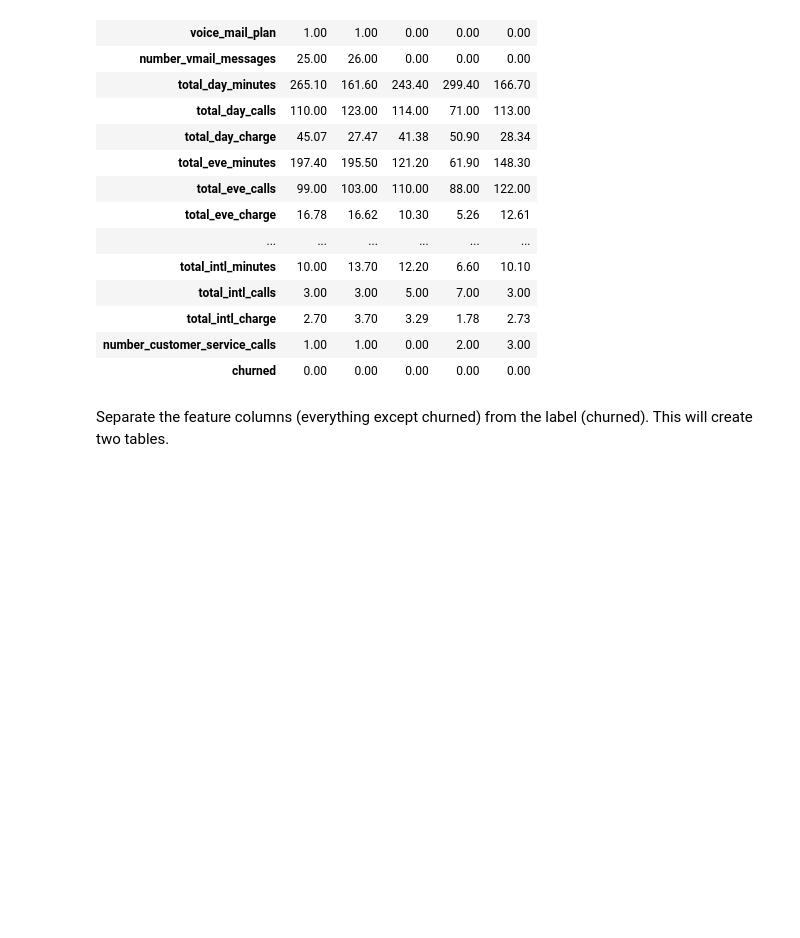
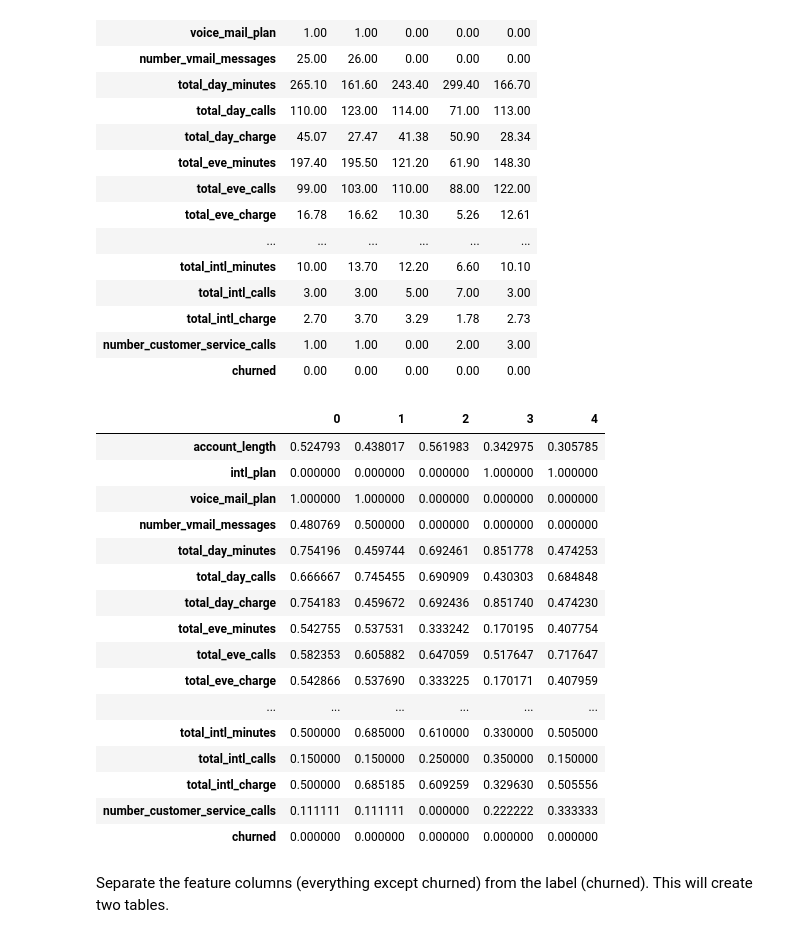
Before and after one commit to GirishaDevara/crrcoe, a Jupyter notebook: 2020-02-19/2020-02-19.ipynb, the cells around one changed output. Drawn from its saved outputs; the diff is of its cells as text; code cells hidden in the pictures; blank space fills up the shorter version.

```diff
--- a/2020-02-19/2020-02-19.ipynb
+++ b/2020-02-19/2020-02-19.ipynb
@@ -75,6 +75,26 @@ msc = MinMaxScaler()
 
 data = pd.DataFrame(msc.fit_transform(data),  # this is an np.array, not a dataframe.
                     columns=data.columns)
+# %%
+data.head().T
+# %% [output]
+|  | 0 | 1 | 2 | 3 | 4 |
+| account_length | 0.524793 | 0.438017 | 0.561983 | 0.342975 | 0.305785 |
+| intl_plan | 0.000000 | 0.000000 | 0.000000 | 1.000000 | 1.000000 |
+| voice_mail_plan | 1.000000 | 1.000000 | 0.000000 | 0.000000 | 0.000000 |
+| number_vmail_messages | 0.480769 | 0.500000 | 0.000000 | 0.000000 | 0.000000 |
+| total_day_minutes | 0.754196 | 0.459744 | 0.692461 | 0.851778 | 0.474253 |
+| total_day_calls | 0.666667 | 0.745455 | 0.690909 | 0.430303 | 0.684848 |
+| total_day_charge | 0.754183 | 0.459672 | 0.692436 | 0.851740 | 0.474230 |
+| total_eve_minutes | 0.542755 | 0.537531 | 0.333242 | 0.170195 | 0.407754 |
+| total_eve_calls | 0.582353 | 0.605882 | 0.647059 | 0.517647 | 0.717647 |
+| total_eve_charge | 0.542866 | 0.537690 | 0.333225 | 0.170171 | 0.407959 |
+| ... | ... | ... | ... | ... | ... |
+| total_intl_minutes | 0.500000 | 0.685000 | 0.610000 | 0.330000 | 0.505000 |
+| total_intl_calls | 0.150000 | 0.150000 | 0.250000 | 0.350000 | 0.150000 |
+| total_intl_charge | 0.500000 | 0.685185 | 0.609259 | 0.329630 | 0.505556 |
+| number_customer_service_calls | 0.111111 | 0.111111 | 0.000000 | 0.222222 | 0.333333 |
+| churned | 0.000000 | 0.000000 | 0.000000 | 0.000000 | 0.000000 |
 # %% [markdown]
 Separate the feature columns (everything except churned) from the label (churned). This will create two tables.
 # %%
```
Also changed, not shown: parts of 8 cells of this notebook.
